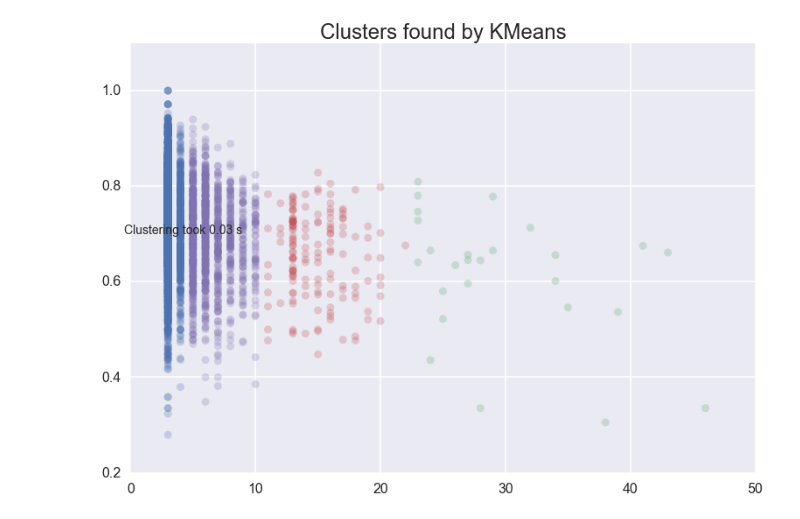
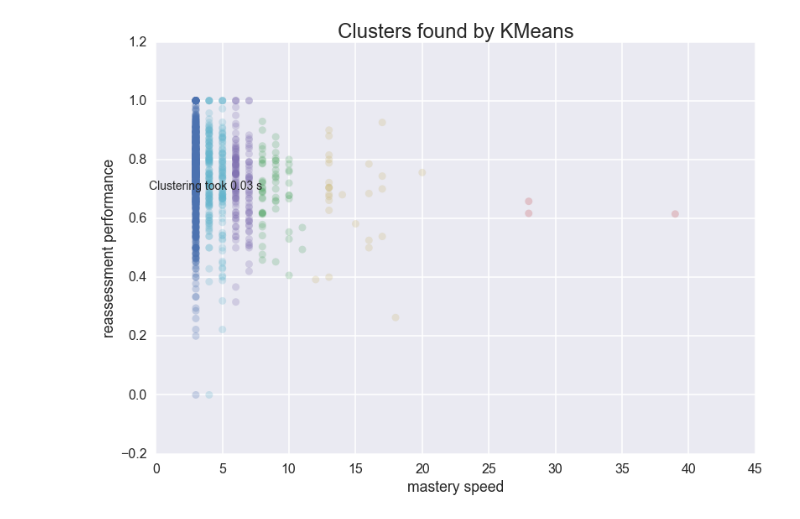
Before and after one commit to beardeer/playground, a Jupyter notebook: clustering.ipynb, the cells around one changed output. Saved outputs shown, nothing was run; the diff lists cells and outputs as text; code cells hidden in the pictures.

```diff
--- a/clustering.ipynb
+++ b/clustering.ipynb
@@ -11,9 +11,9 @@ sns.set_context('poster')
 sns.set_color_codes()
 plot_kwds = {'alpha' : 0.25, 's' : 80, 'linewidths':0}
 # %%
-plot_x, plot_y = 0, 1
+plot_x, plot_y = 0, 4
 # %%
-reader=csv.reader(open(r'local_data/arrs_simple_with_feature_3.csv','rb'))
+reader=csv.reader(open(r'local_data/arrs_with_feature.csv','rb'))
 # %%
 data_array=list(reader)
 # %%
@@ -37,4 +37,6 @@ def plot_clusters(data, all_data, algorithm, args, kwds):
 #     frame.axes.get_xaxis().set_visible(False)
 #     frame.axes.get_yaxis().set_visible(False)
     plt.title('Clusters found by {}'.format(str(algorithm.__name__)), fontsize=24)
+    plt.xlabel('mastery speed')
+    plt.ylabel('reassessment performance')
     plt.text(-0.5, 0.7, 'Clustering took {:.2f} s'.format(end_time - start_time), fontsize=14)
@@ -41,6 +47,6 @@ def plot_clusters(data, all_data, algorithm, args, kwds):
 # %%
-plot_clusters(data[:,:], data, cluster.KMeans, (), {'n_clusters':4})
+plot_clusters(data[:,:], data, cluster.KMeans, (), {'n_clusters':6})
 # %% [output]
-[figure, old version]
+[figure, new version]
 # %%
 # plot_clusters(data, cluster.AffinityPropagation, (), {'preference':-5.0, 'damping':0.95})
```
Also changed, not shown: parts of 6 cells of this notebook.
